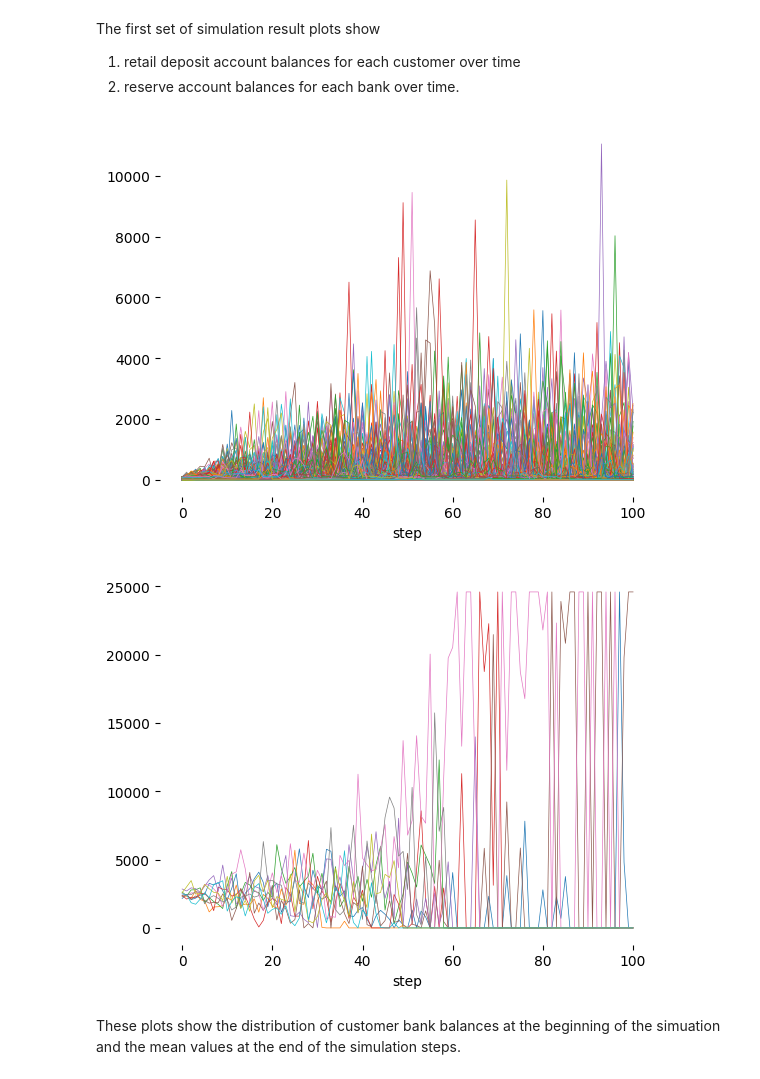
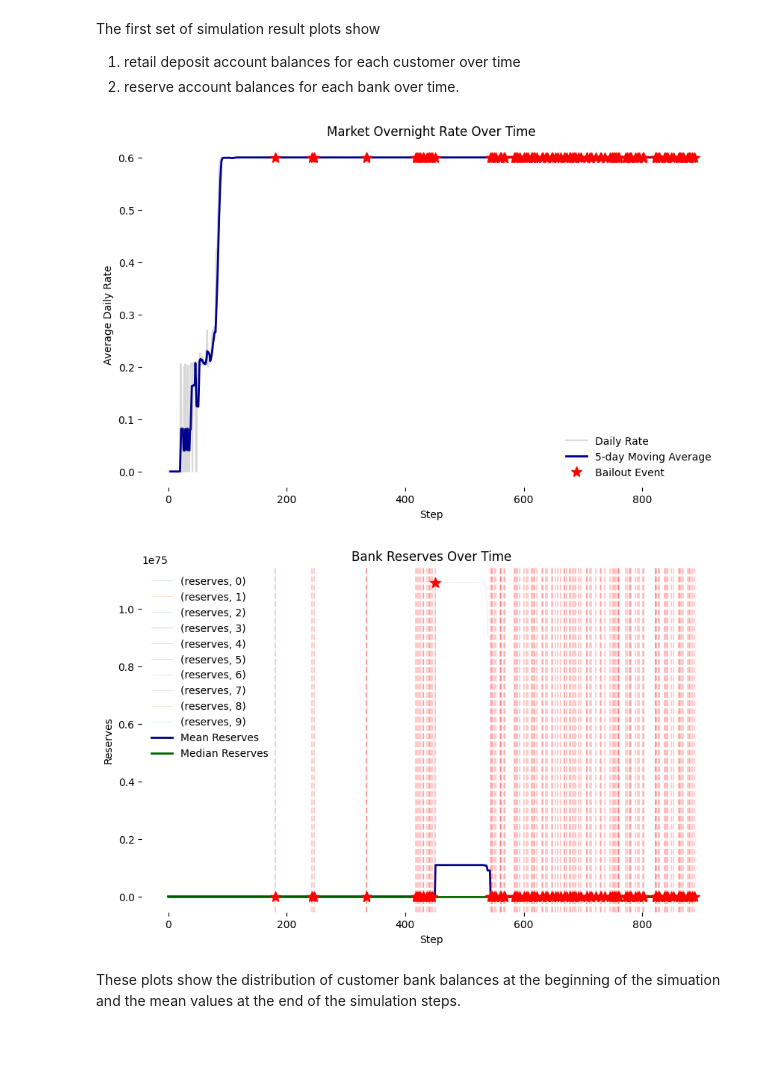
Before and after one commit to peterdresslar/banking-discipline-elasticity, a Jupyter notebook: banking-discipline-elast.ipynb, the cells around one changed output. Drawn from its saved outputs; the diff is of its cells as text; code cells hidden in the pictures; blank space fills up the shorter version.

```diff
--- a/banking-discipline-elast.ipynb
+++ b/banking-discipline-elast.ipynb
@@ -23,14 +23,14 @@ rng = np.random.default_rng()
 # set parameters
 n = 1000 # number of retail customers
 N = 10 # number of banks
-steps = 100 # number of simulation runs
+steps = 888 # number of simulation runs
 tau = 200 # parameter for poisson function, mean number of transactions a step
 reserve_reqmt = .5 # percentage of initial retail deposits as reserves
 cb_rate = .2 # central bank lending rate
 bailouts_are_allowed = True
 backstop_rate = .25 # central bank backstop rate
-bailout_deficit_multiplier = 3 # multiplier on current deficit to calculate bailout amount. this is not ideal but we lack global state
-premium_basis = .1 # basis for risk premium
+bailout_deficit_multiplier = 1.1 # multiplier on current deficit to calculate bailout amount. this is not ideal but we lack global state
+premium_basis = .01 # basis for risk premium
 broker_network_fraction = 1 # TODO isnʻt working as intended. fraction of banks that can be "reached" by a broker
 max_balance = 100 # upper limit for initial retail deposits
 # %% [markdown]
@@ -286,7 +302,7 @@ financial_system_history['fed_recapitalization'] = [None] # 0 to many banks can
 
 for s in range(1, steps+1):
 
-    # display(f"Step {s}")
+    display(f"Step {s}")
 
     #repay overnight loans
     loans, rates, lenders, reserves = repay_loans(N, loans, rates, lenders, reserves)
@@ -319,6 +335,9 @@ for s in range(1, steps+1):
     financial_system_step['avg_daily_rate'] = [calculate_avg_overnight_rate(loans, rates)]
     financial_system_step['average_net_position'] = [sum(net_positions) / N]
     financial_system_step['average_risk_appetite'] = [sum(risk_appetites) / N]
+    financial_system_step['fed_recapitalization'] = [bailouts]
+
+
     customer_history = pd.concat([customer_history, customer_step], ignore_index=True)
     bank_history = pd.concat([bank_history, bank_step], ignore_index=True)
     financial_system_history = pd.concat([financial_system_history, financial_system_step], ignore_index=True)
@@ -327,17 +360,55 @@ The first set of simulation result plots show
 1) retail deposit account balances for each customer over time
 2) reserve account balances for each bank over time.
 # %%
-customer_wide = pd.pivot_table(customer_history, index = ['step'], values = ['balance'], columns = ['id'])
-customer_wide.plot(linewidth=.5, legend=None)
-sns.despine(left = True, bottom = True)
+# For the market rate plot
+plt.figure(figsize=(10, 6))
+# Plot individual rates
+plt.plot(financial_system_history['step'], financial_system_history['avg_daily_rate'],
+         alpha=0.3, color='gray', label='Daily Rate')
+# Add rolling mean
+rolling_mean = financial_system_history['avg_daily_rate'].rolling(window=5).mean()
+plt.plot(financial_system_history['step'], rolling_mean,
+         color='darkblue', linewidth=2, label='5-day Moving Average')
+
+# Add stars for bailout events
+bailout_steps = financial_system_history[financial_system_history['fed_recapitalization'].apply(lambda x: x is not None and len(x) > 0)]['step']
+bailout_rates = financial_system_history[financial_system_history['fed_recapitalization'].apply(lambda x: x is not None and len(x) > 0)]['avg_daily_rate']
+plt.plot(bailout_steps, bailout_rates, '*', color='red', markersize=10, label='Bailout Event')
+
+plt.title('Market Overnight Rate Over Time')
+plt.xlabel('Step')
+plt.ylabel('Average Daily Rate')
+plt.legend(frameon=False)
+sns.despine(left=True, bottom=True)
 plt.show()
 
-bank_wide = pd.pivot_table(bank_history, index = ['step'], values = ['reserves'], columns = ['id'])
-bank_wide.plot(linewidth=.5, legend=None)
-sns.despine(left = True, bottom = True)
+# For the reserves plot
+plt.figure(figsize=(10, 6))
+bank_wide = pd.pivot_table(bank_history, index=['step'], values=['reserves'], columns=['id'])
+
+# Plot individual bank lines with low opacity
+bank_wide.plot(linewidth=0.5, alpha=0.3, legend=None, ax=plt.gca())
+
+# Add mean and median lines
+plt.plot(bank_wide.index, bank_wide.mean(axis=1),
+         color='darkblue', linewidth=2, label='Mean Reserves')
+plt.plot(bank_wide.index, bank_wide.median(axis=1),
+         color='darkgreen', linewidth=2, label='Median Reserves')
+
+# Add stars for bailout events
+for step in bailout_steps:
+    plt.axvline(x=step, color='red', alpha=0.2, linestyle='--')
+    plt.plot(step, bank_wide.loc[step].max(), '*', color='red', markersize=10)
+
+plt.title('Bank Reserves Over Time')
+plt.xlabel('Step')
+plt.ylabel('Reserves')
+plt.legend(frameon=False)
+sns.despine(left=True, bottom=True)
+plt.show()
 # %% [output]
-[figure, old version]
+[figure, new version]
-[figure, old version]
+[figure, new version]
 # %% [markdown]
 These plots show the distribution of customer bank balances at the beginning of the simuation and the mean values at the end of the simulation steps.
 # %%
```
Also changed, not shown: parts of 5 cells of this notebook, 1 other file.
